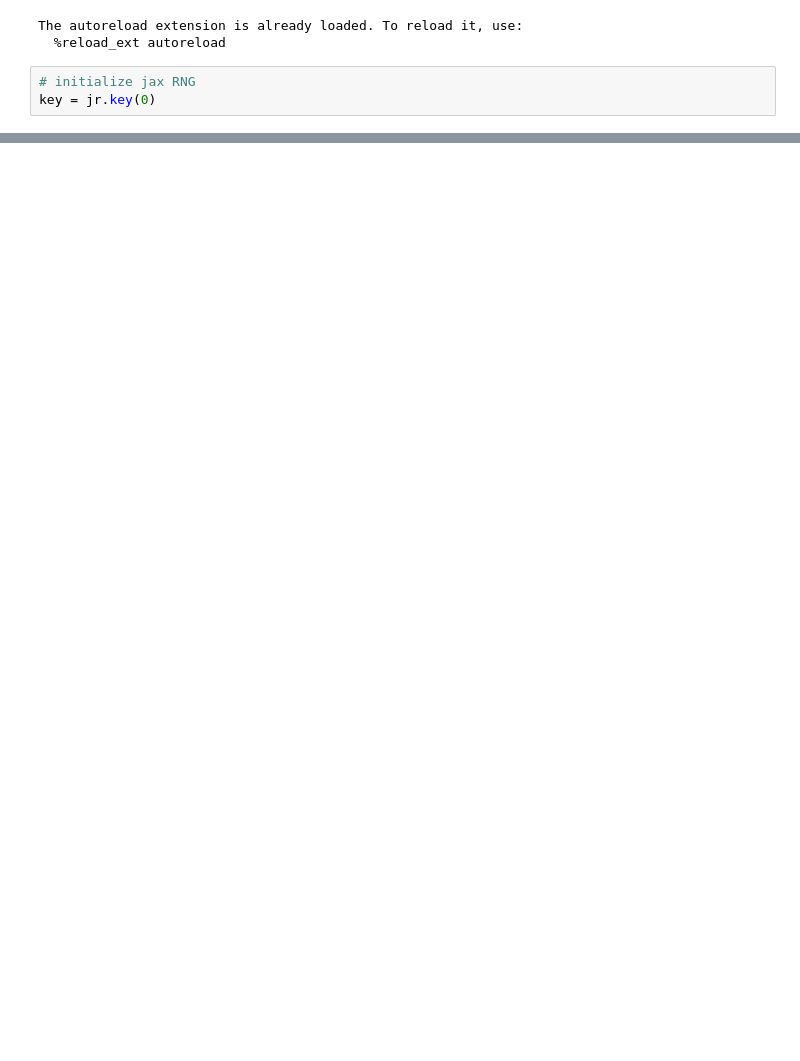
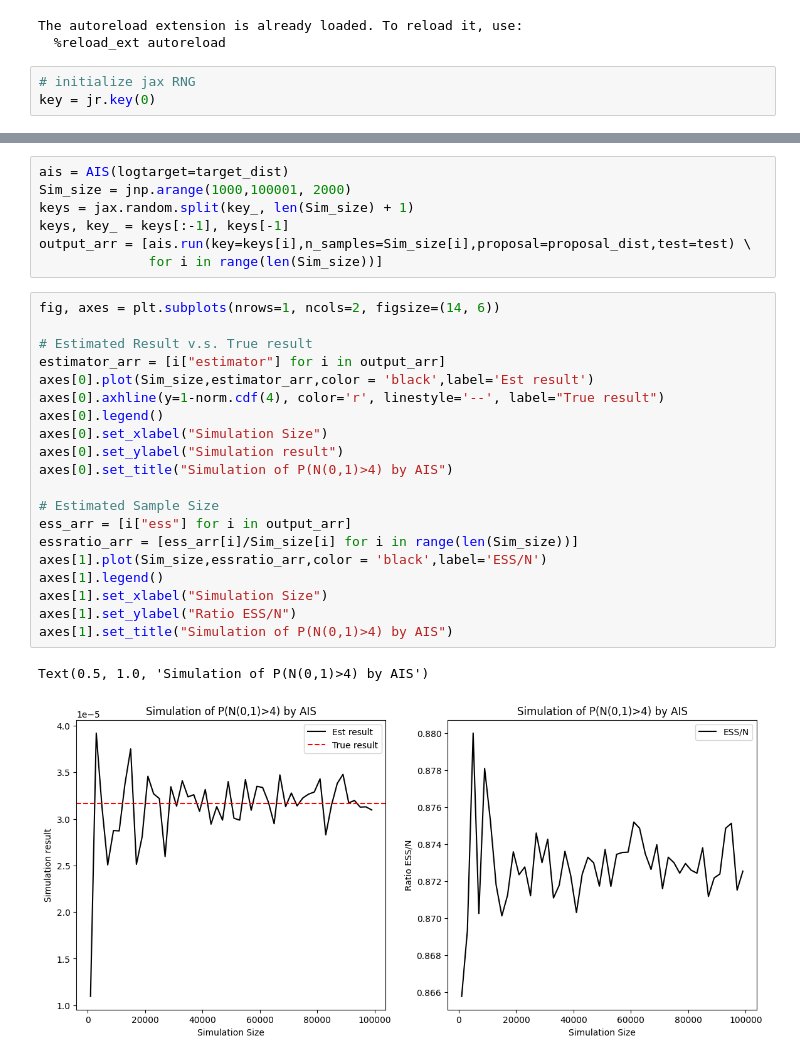
Before and after one commit to alexxthiery/mcjax, a Jupyter notebook: notebooks/importance_sampling/IS.ipynb, the cells around one changed output, grey strips where cells are left out. Drawn from its saved outputs; the diff is of its cells as text; blank space fills up the shorter version.

```diff
--- a/notebooks/importance_sampling/IS.ipynb
+++ b/notebooks/importance_sampling/IS.ipynb
@@ -122,0 +141,30 @@ Text(0.5, 1.0, 'Simulation of P(N(0,1)>2) by Importance Sampling \n ESS and Dime
+# %%
+ais = AIS(logtarget=target_dist)
+Sim_size = jnp.arange(1000,100001, 2000)
+keys = jax.random.split(key_, len(Sim_size) + 1)
+keys, key_ = keys[:-1], keys[-1]
+output_arr = [ais.run(key=keys[i],n_samples=Sim_size[i],proposal=proposal_dist,test=test) \
+              for i in range(len(Sim_size))]
+# %%
+fig, axes = plt.subplots(nrows=1, ncols=2, figsize=(14, 6))
+
+# Estimated Result v.s. True result
+estimator_arr = [i["estimator"] for i in output_arr]
+axes[0].plot(Sim_size,estimator_arr,color = 'black',label='Est result')
+axes[0].axhline(y=1-norm.cdf(4), color='r', linestyle='--', label="True result")
+axes[0].legend()
+axes[0].set_xlabel("Simulation Size")
+axes[0].set_ylabel("Simulation result")
+axes[0].set_title("Simulation of P(N(0,1)>4) by AIS")
+
+# Estimated Sample Size
+ess_arr = [i["ess"] for i in output_arr]
+essratio_arr = [ess_arr[i]/Sim_size[i] for i in range(len(Sim_size))]
+axes[1].plot(Sim_size,essratio_arr,color = 'black',label='ESS/N')
+axes[1].legend()
+axes[1].set_xlabel("Simulation Size")
+axes[1].set_ylabel("Ratio ESS/N")
+axes[1].set_title("Simulation of P(N(0,1)>4) by AIS")
+# %% [output]
+Text(0.5, 1.0, 'Simulation of P(N(0,1)>4) by AIS')
+[figure, added]
```
Also changed, not shown: parts of 17 cells of this notebook, 3 other files.
